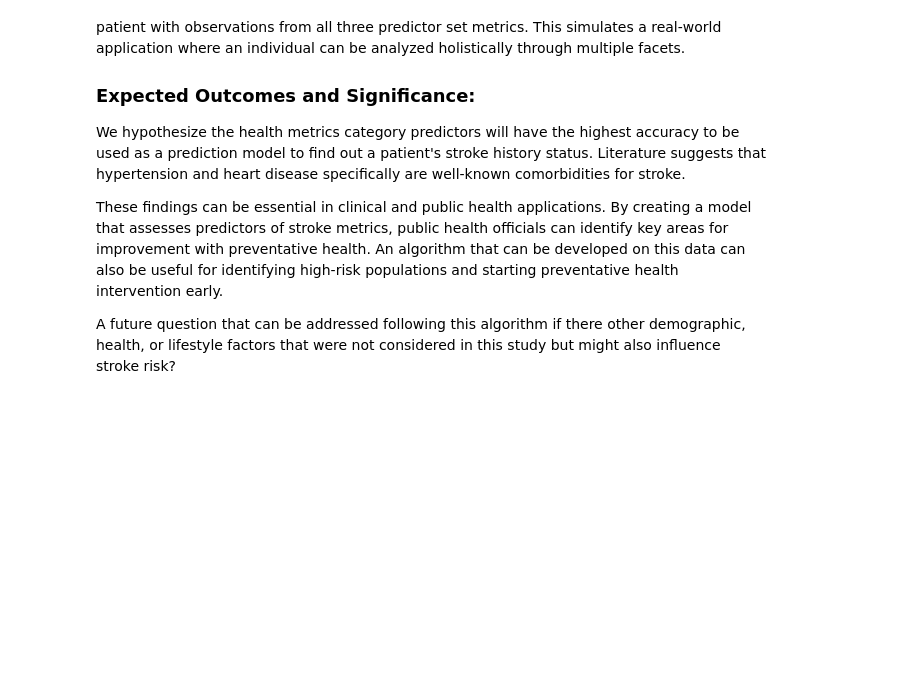
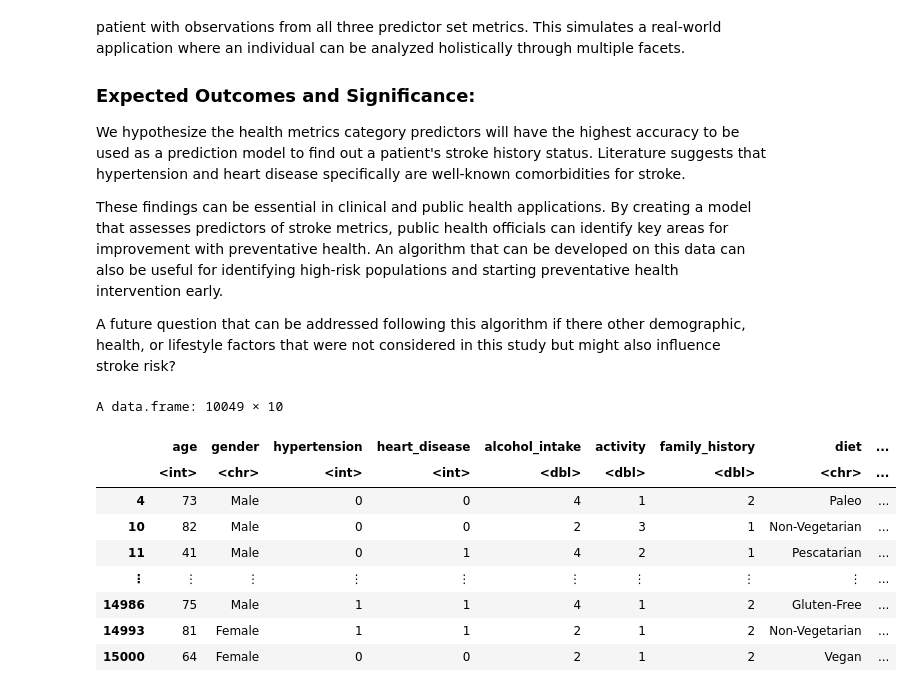
Before and after one commit to chilux00/dsci100-004-15, a Jupyter notebook: main.ipynb, the cells around one changed output. Saved outputs shown, nothing was run; the diff lists cells and outputs as text; code cells hidden in the pictures; blank space fills up the shorter version.

```diff
--- a/main.ipynb
+++ b/main.ipynb
@@ -104,13 +109,25 @@ stroke_renamed$activity <- as.numeric(factor(stroke_renamed$activity,
 # %%
 # split data
 # we are using 9 predictors, so 2/3 = 67% data used as training, 1/3 = 33% predicting
+pre_split_stroke <- stroke
 
 stroke_split <- initial_split(stroke_renamed, prop = 0.67, strata = dx)
 stroke_train <- training(stroke_split)
 stroke_test <- testing(stroke_split)
 
-# stroke_train
+ stroke_train
 # stroke_test
+# %% [output]
+A data.frame: 10049 × 10
+|  | age | gender | hypertension | heart_disease | alcohol_intake | activity | family_history | diet | ... |
+|  | <int> | <chr> | <int> | <int> | <dbl> | <dbl> | <dbl> | <chr> | ... |
+| 4 | 73 | Male | 0 | 0 | 4 | 1 | 2 | Paleo | ... |
+| 10 | 82 | Male | 0 | 0 | 2 | 3 | 1 | Non-Vegetarian | ... |
+| 11 | 41 | Male | 0 | 1 | 4 | 2 | 1 | Pescatarian | ... |
+| ⋮ | ⋮ | ⋮ | ⋮ | ⋮ | ⋮ | ⋮ | ⋮ | ⋮ | ... |
+| 14986 | 75 | Male | 1 | 1 | 4 | 1 | 2 | Gluten-Free | ... |
+| 14993 | 81 | Female | 1 | 1 | 2 | 1 | 2 | Non-Vegetarian | ... |
+| 15000 | 64 | Female | 0 | 0 | 2 | 1 | 2 | Vegan | ... |
 # %%
 # summarizing observations per class, means of variables, missing data counts for diagnosed strokes
 
```
Also changed, not shown: parts of 3 cells of this notebook.
